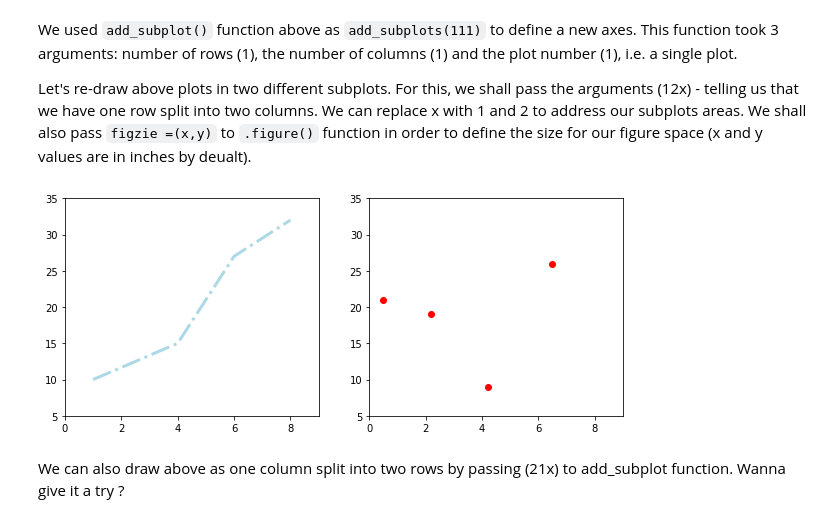
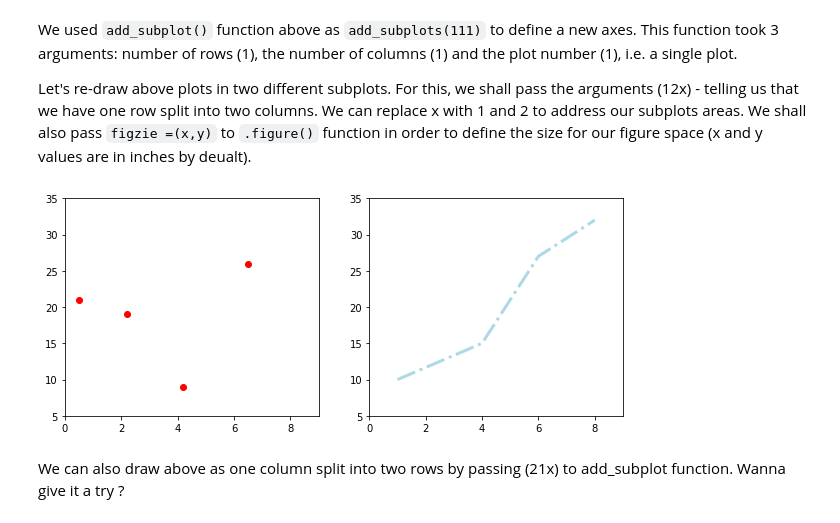
Before and after one commit to MsJacksonIYN/ds-matplotlib-intro-readme-nyc-ds-career-031119, a Jupyter notebook: index.ipynb, the cells around one changed output. Saved outputs shown, nothing was run; the diff lists cells and outputs as text; code cells hidden in the pictures.

```diff
--- a/index.ipynb
+++ b/index.ipynb
@@ -121,29 +121,29 @@ Let's re-draw above plots in two different subplots. For this, we shall pass the
 # %%
 # Define a new figure with matplotlib's .plot() function. Set the size of figure space
 new_figure = plt.figure(figsize=(10,4))
 
 # Add a subplot to the figure - a new axes
-ax = new_figure.add_subplot(121)
+ax = new_figure.add_subplot(122)
 
 # Add a second subplot to the figure - a new axes
-ax2 = new_figure.add_subplot(122)
+ax2 = new_figure.add_subplot(121)
 
 # Generate a line plot on first axes
 ax.plot([1, 4, 6, 8], [10, 15, 27, 32], color='lightblue', linewidth=3, linestyle = '-.')
 
 # Draw a scatter plot on 2nd axes
 ax2.scatter([0.5, 2.2, 4.2, 6.5], [21, 19, 9, 26], color='red', marker='o')
 
 # Set the limits of x and y for first axes
 ax.set_xlim(0, 9), ax.set_ylim(5,35)
 
 # Set the limits of x and y for 2nd axes
 ax2.set_xlim(0, 9), ax2.set_ylim(5,35)
 
 # Show the plot
 plt.show()
 # %% [output]
-[figure, old version]
+[figure, new version]
 # %% [markdown]
 We can also draw above as one column split into two rows by passing (21x) to add_subplot function. Wanna give it a try ?
 # %% [markdown]
```
